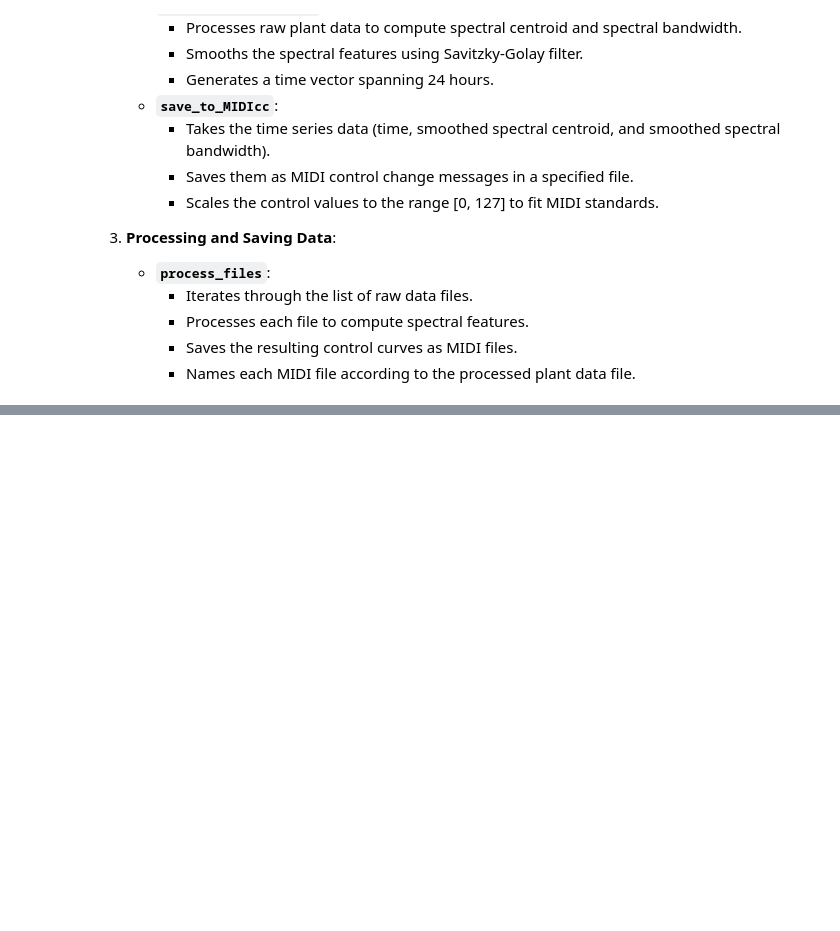
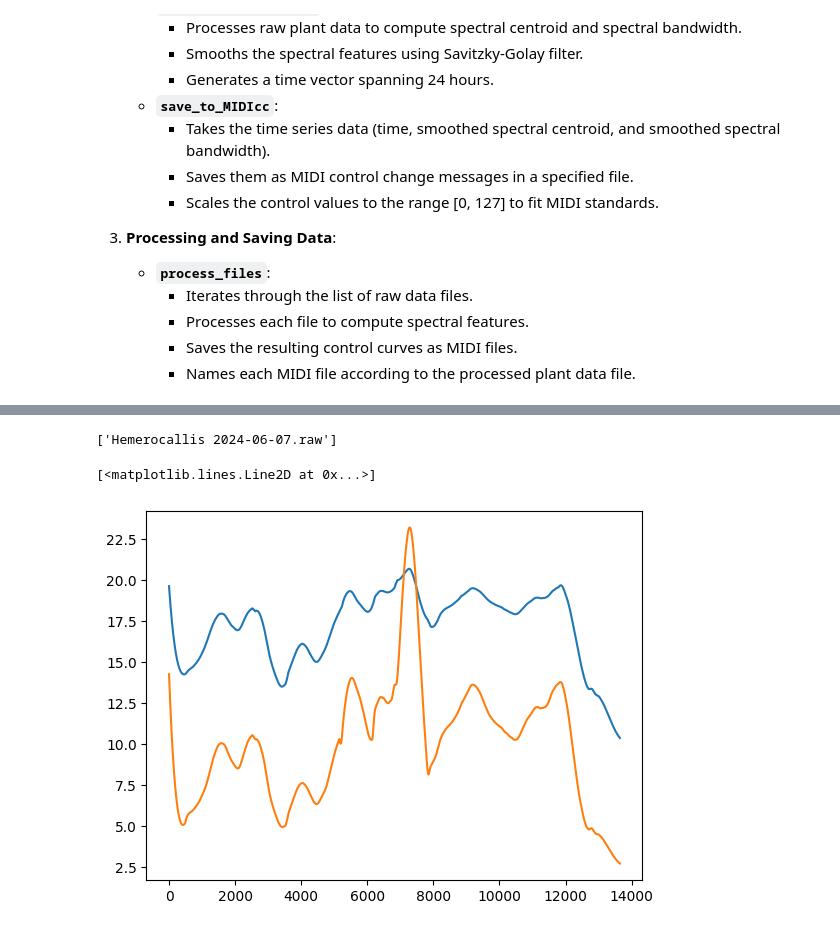
Before and after one commit to AntoineBellemare/plant_sonification, a Jupyter notebook: notebooks/2-spectromorphological_curves.ipynb, the cells around one changed output, grey strips where cells are left out. Saved outputs shown, nothing was run; the diff lists cells and outputs as text; code cells hidden in the pictures; blank space fills up the shorter version.

```diff
--- a/notebooks/2-spectromorphological_curves.ipynb
+++ b/notebooks/2-spectromorphological_curves.ipynb
@@ -37,7 +37,7 @@ import matplotlib.pyplot as plt
 import os
 from mido import MidiFile, MidiTrack, Message
 
-def compute_spectromorph(data, sr=256, n_fft=10000, hop_length=1000):
+def compute_spectromorph(data, sr=128, n_fft=10000, hop_length=1000):
     # remove nans
     data = data[~np.isnan(data)]
     # Compute spectral centroid and spectral_slope
@@ -89,11 +89,11 @@ def save_to_MIDIcc(time, sc_smoothed, sb_smoothed, filename):
     print(f'Successfully saved MIDI file: {filename}')
 
 # Example usage
-def process_files(filenames, datafolder, outputfolder, n_fft=10000, hop_length=1000):
+def process_files(filenames, datafolder, outputfolder, n_fft=10000, hop_length=1000, sf=128):
     for file_path in filenames:
         try:
             data = np.fromfile(datafolder + file_path, dtype=np.float32)
-            time, sc_smoothed, sb_smoothed = compute_spectromorph(data, sr=256, n_fft=n_fft, hop_length=hop_length)
+            time, sc_smoothed, sb_smoothed = compute_spectromorph(data, sr=sf, n_fft=n_fft, hop_length=hop_length)
             output_file = f'{outputfolder}/SpectroMorph_control_{file_path}.mid'
             save_to_MIDIcc(time, sc_smoothed, sb_smoothed, output_file)
             print('Saved file:', output_file)
@@ -102,7 +102,8 @@ def process_files(filenames, datafolder, outputfolder, n_fft=10000, hop_length=1
 
 # Example call to process_files
 # Make sure to replace 'filenames', 'datafolder', and 'outputfolder' with actual values
-datafolder = '../plant_data/Hiver 2024/Fichier RAW/'
+datafolder = '../parcours_musical/data/Serie 7/RAW/2024-06-07/'
 filenames = os.listdir(datafolder)
-process_files(filenames, datafolder, '../Plant_Music/Spectromorph_curves/', n_fft=10000, hop_length=1000)
+process_files(filenames, datafolder, '../parcours_musical/plant_music/spectromorph_curves/',
+              n_fft=10000, hop_length=1000, sf=128)
 # %% [output]
@@ -158,7 +136,7 @@ Error processing file datalake.status 2024-03-05_2: If mode is 'interp', window_
 # %%
-datafolder = '../plant_data/Hiver 2024/Fichier RAW/'
+datafolder = '../parcours_musical/data/Serie 7/RAW/2024-06-07/'
 filenames = os.listdir(datafolder)
-file_paths = filenames[18:23]
+file_paths = filenames[2:3]
 print(file_paths)
 n_fft = 10000
 hop_length = 1000
@@ -167,8 +145,16 @@ sc_smoothed = []
 
 for file_path in file_paths:
     data = np.fromfile(datafolder + file_path, dtype=np.float32)
-    time, sc_smoothed_, sb_smoothed = compute_spectromorph(data, sr=256, n_fft=n_fft, hop_length=hop_length)
+    time, sc_smoothed_, sb_smoothed = compute_spectromorph(data, sr=128, n_fft=n_fft, hop_length=hop_length)
     sc_smoothed.append(sc_smoothed_)
+# %% [output]
+['Hemerocallis 2024-06-07.raw']
+# %%
+plt.plot(sb_smoothed)
+plt.plot(sc_smoothed[0])
+# %% [output]
+[<matplotlib.lines.Line2D at 0x...>]
+[figure, added]
 # %%
 # plot the smoothed spectral centroid for each file different colors from Set2
 
```
Also changed, not shown: parts of 2 cells of this notebook.
